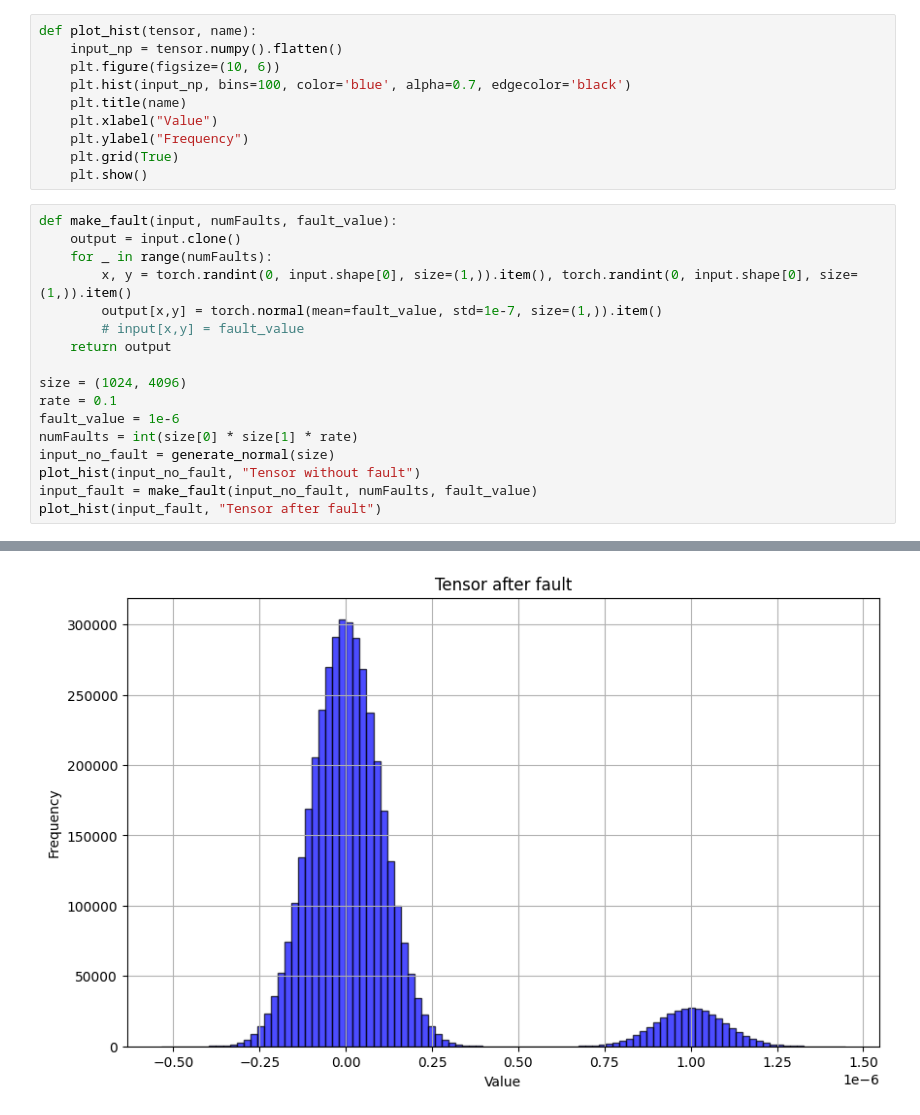
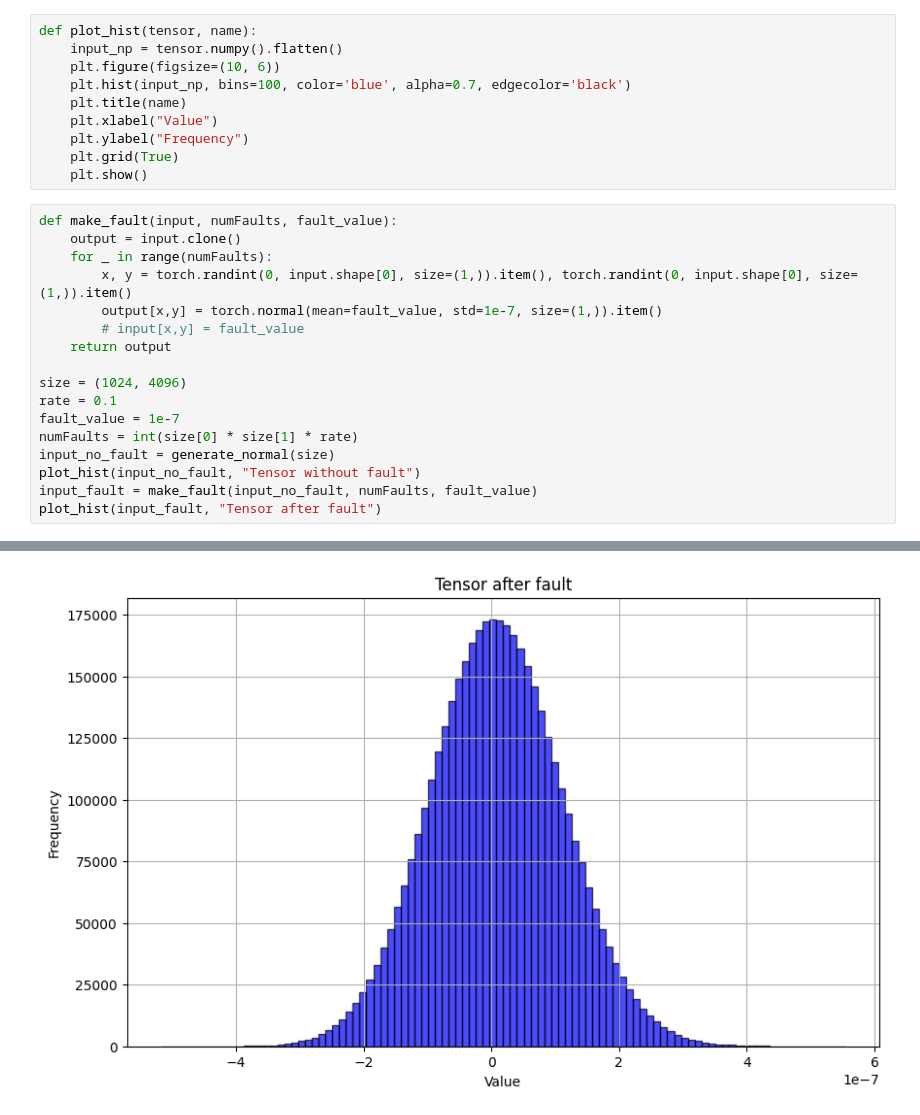
Before and after one commit to DanilishinArtem/Assembler, a Jupyter notebook: test.ipynb, the cells around one changed output, grey strips where cells are left out. Saved outputs shown, nothing was run; the diff lists cells and outputs as text.

```diff
--- a/test.ipynb
+++ b/test.ipynb
@@ -90,7 +90,7 @@ def make_fault(input, numFaults, fault_value):
 
 size = (1024, 4096)
 rate = 0.1
-fault_value = 1e-6
+fault_value = 1e-7
 numFaults = int(size[0] * size[1] * rate)
 input_no_fault = generate_normal(size)
 plot_hist(input_no_fault, "Tensor without fault")
@@ -101 +101 @@ plot_hist(input_fault, "Tensor after fault")
-[figure, old version]
+[figure, new version]
```
Also changed, not shown: parts of 4 cells of this notebook, 9 other files.
